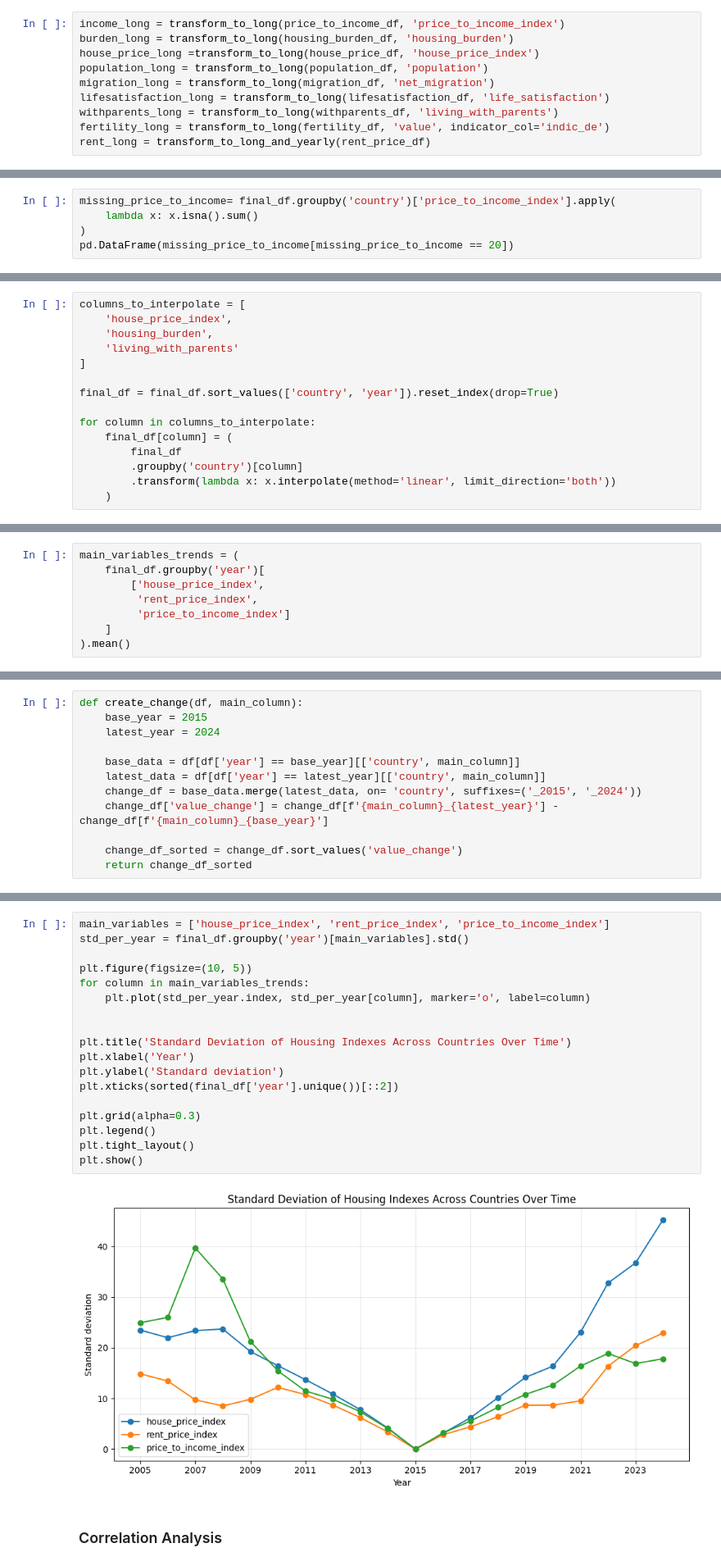
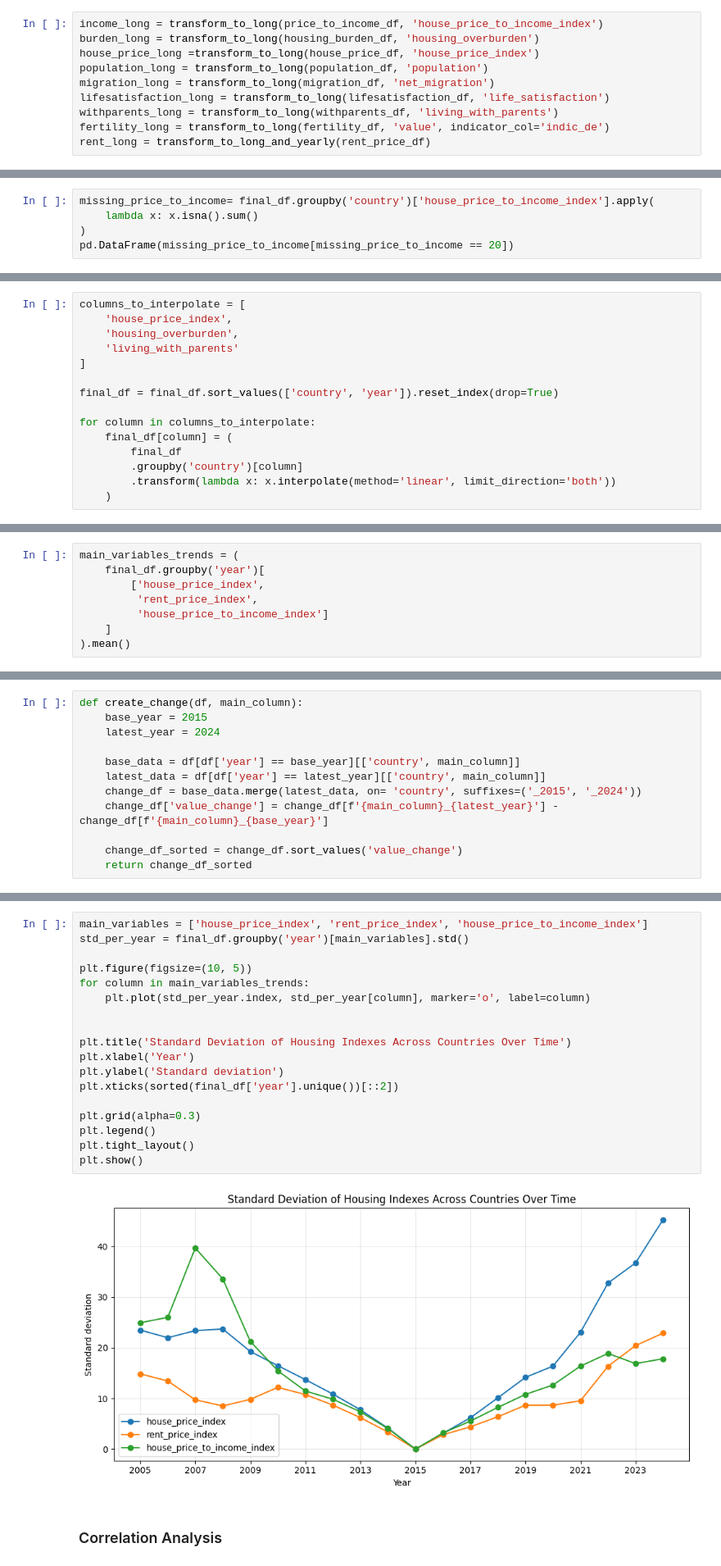
Before and after one commit to baktofebruary/InfoVis, a Jupyter notebook: notebooks/prepare_data.ipynb, the cells around one changed output, grey strips where cells are left out. Shown at 82% size. Saved outputs shown, nothing was run; the diff lists cells and outputs as text.

```diff
--- a/notebooks/prepare_data.ipynb
+++ b/notebooks/prepare_data.ipynb
@@ -213,8 +213,8 @@ def transform_to_long_and_yearly(df):
 
     return rent_yearly
 # %%
-income_long = transform_to_long(price_to_income_df, 'price_to_income_index')
-burden_long = transform_to_long(housing_burden_df, 'housing_burden')
+income_long = transform_to_long(price_to_income_df, 'house_price_to_income_index')
+burden_long = transform_to_long(housing_burden_df, 'housing_overburden')
 house_price_long =transform_to_long(house_price_df, 'house_price_index')
 population_long = transform_to_long(population_df, 'population')
 migration_long = transform_to_long(migration_df, 'net_migration')
@@ -536,5 +534,5 @@ price_to_income_index
 # %%
-missing_price_to_income= final_df.groupby('country')['price_to_income_index'].apply(
+missing_price_to_income= final_df.groupby('country')['house_price_to_income_index'].apply(
     lambda x: x.isna().sum()
 )
 pd.DataFrame(missing_price_to_income[missing_price_to_income == 20])
@@ -594,7 +588,7 @@ living_with_parents
 # %%
 columns_to_interpolate = [
     'house_price_index',
-    'housing_burden',
+    'housing_overburden',
     'living_with_parents'
 ]
 
@@ -751,7 +745,7 @@ main_variables_trends = (
     final_df.groupby('year')[
         ['house_price_index',
          'rent_price_index',
-         'price_to_income_index']
+         'house_price_to_income_index']
     ]
 ).mean()
 # %%
@@ -917,24 +911,24 @@ plt.show()
 # %% [output]
 [figure]
 # %%
-main_variables = ['house_price_index', 'rent_price_index', 'price_to_income_index']
+main_variables = ['house_price_index', 'rent_price_index', 'house_price_to_income_index']
 std_per_year = final_df.groupby('year')[main_variables].std()
 
 plt.figure(figsize=(10, 5))
 for column in main_variables_trends:
     plt.plot(std_per_year.index, std_per_year[column], marker='o', label=column)
 
 
 plt.title('Standard Deviation of Housing Indexes Across Countries Over Time')
 plt.xlabel('Year')
 plt.ylabel('Standard deviation')
 plt.xticks(sorted(final_df['year'].unique())[::2])
 
 plt.grid(alpha=0.3)
 plt.legend()
 plt.tight_layout()
 plt.show()
 # %% [output]
-[figure, old version]
+[figure, new version]
 # %% [markdown]
 ### Correlation Analysis
```
Also changed, not shown: parts of 34 cells of this notebook.
